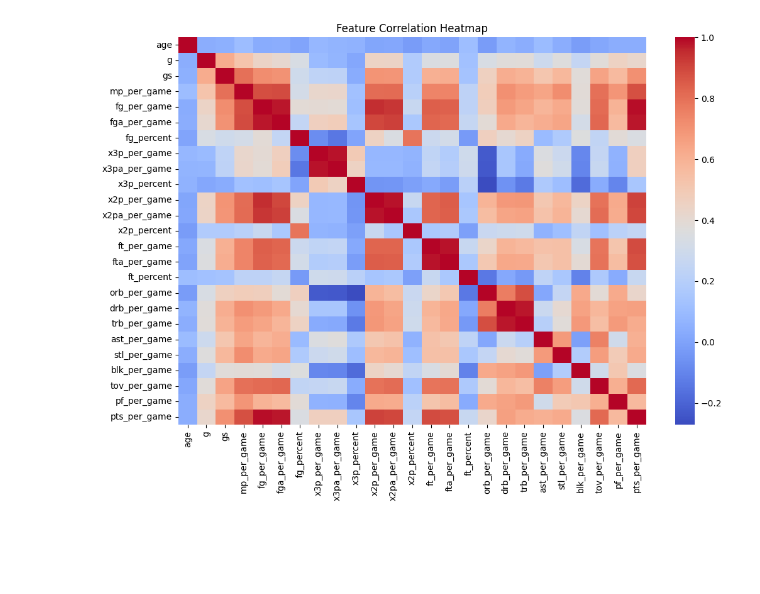
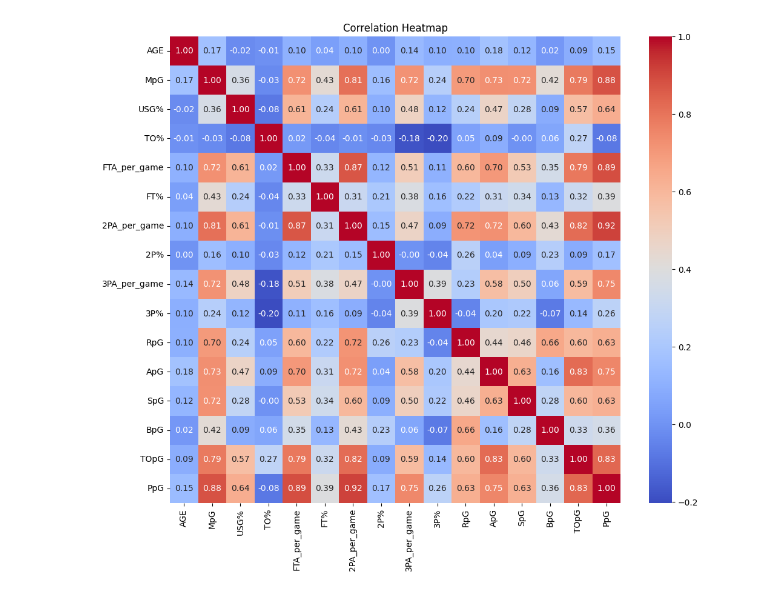
Before and after one commit to Nevaabdull9/NBA_Predictor, a Jupyter notebook: NBAModel.ipynb, the cells around one changed output. Drawn from its saved outputs; the diff is of its cells as text; code cells hidden in the pictures; blank space fills up the shorter version.

```diff
--- a/NBAModel.ipynb
+++ b/NBAModel.ipynb
@@ -34,11 +37,24 @@ memory usage: 8.1+ MB
 # %%
-y = df['pts_per_game'] # Target variable
-feature_cols = [
-    'age', 'g', 'gs', 'mp_per_game', 'fg_per_game', 'fga_per_game',
-    'fg_percent', 'x3p_per_game', 'x3pa_per_game', 'x3p_percent',
-    'x2p_per_game', 'x2pa_per_game', 'x2p_percent', 'ft_per_game',
-    'fta_per_game', 'ft_percent', 'orb_per_game', 'drb_per_game',
-    'trb_per_game', 'ast_per_game', 'stl_per_game', 'blk_per_game',
-    'tov_per_game', 'pf_per_game'
-] # Feature columns
-X = df[feature_cols]
+# Data Cleaning and Feature Engineering
+
+# Identify numeric columns automatically or specify them
+# We exclude metadata columns
+non_numeric_cols = ['NAME', 'TEAM', 'CUR', 'POS', 'Season']
+# Get all columns that are not in non_numeric_cols
+numeric_cols = [c for c in df.columns if c not in non_numeric_cols]
+
+# Convert to numeric, coercing errors to NaN
+for col in numeric_cols:
+    df[col] = pd.to_numeric(df[col], errors='coerce')
+
+# Calculate per-game stats for totals if they are not already per game
+# FTA, 2PA, 3PA seem to be totals in the files
+df['FTA_per_game'] = df['FTA'] / df['GP']
+df['2PA_per_game'] = df['2PA'] / df['GP']
+df['3PA_per_game'] = df['3PA'] / df['GP']
+
+# Handle missing values
+# Fill NaNs with 0 (e.g. 0% shooting if 0 attempts, or missing stats)
+df = df.fillna(0)
+
+df.info()
@@ -45,11 +79,11 @@ X = df[feature_cols]
 # %%
-df = df.dropna(subset=feature_cols + ['pts_per_game']) # Ensure no missing values in features or target
-X = df[feature_cols] #store feature columns in X
-y = df['pts_per_game'] # storing pts_per_game in y
-plt.figure(figsize=(12,8)) # Heatmap to show correlations
-sns.heatmap(df[feature_cols + ['pts_per_game']].corr(), cmap="coolwarm") # correlation heatmap
+# Select features for correlation analysis
+correlation_cols = ['AGE', 'MpG', 'USG%', 'TO%', 'FTA_per_game', 'FT%', '2PA_per_game', '2P%', '3PA_per_game', '3P%', 'RpG', 'ApG', 'SpG', 'BpG', 'TOpG', 'PpG']
+
+plt.figure(figsize=(12,10))
+sns.heatmap(df[correlation_cols].corr(), annot=True, fmt=".2f", cmap="coolwarm")
 plt.title("Correlation Heatmap")
 plt.show()
 # %% [output]
-[figure, old version]
+[figure, new version]
 # %%
```
Also changed, not shown: parts of 6 cells of this notebook, 10 other files.
